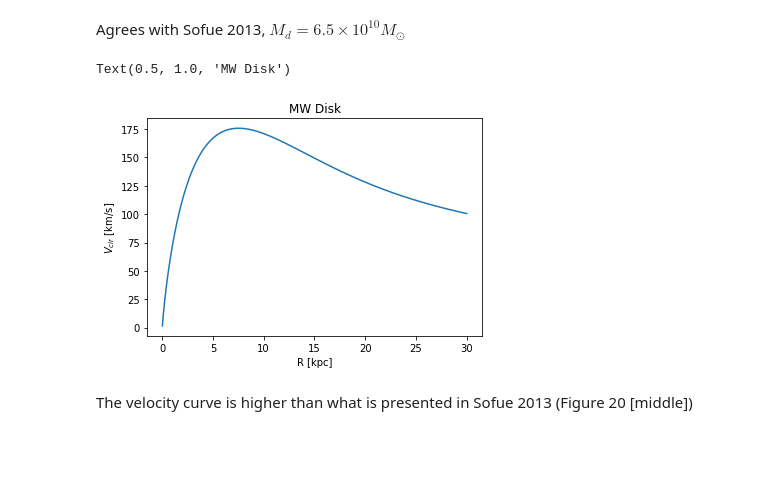
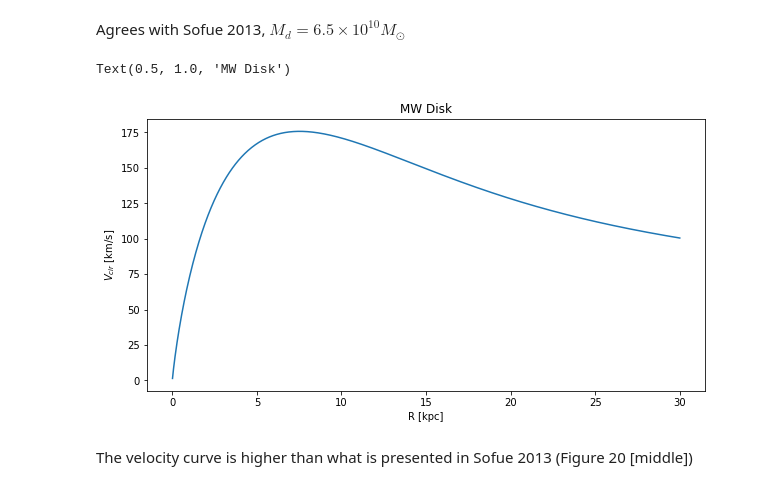
Before and after one commit to yzh250/RotationCurve, a Jupyter notebook: 2D_RC/main/Notebooks/Model_Test.ipynb, the cells around one changed output. Drawn from its saved outputs; the diff is of its cells as text; code cells hidden in the pictures; blank space fills up the shorter version.

```diff
--- a/2D_RC/main/Notebooks/Model_Test.ipynb
+++ b/2D_RC/main/Notebooks/Model_Test.ipynb
@@ -150,0 +128,2 @@ Text(0.5, 1.0, 'de Vauc vs Modified Di Paolo')
+# %%
+r = np.linspace(0.01,30,1000)
@@ -180,13 +180,14 @@ Mdt
 # %% [markdown]
 Agrees with Sofue 2013, $M_d = 6.5 \times 10^{10} M_{\odot}$
 # %%
+plt.figure(figsize=(10,5))
 plt.plot(r, disk_vel(r*1000,8.44e2,3500))
 plt.xlabel('R [kpc]')
 plt.ylabel('$V_{cir}$ [km/s]')
 plt.title('MW Disk')
 # %% [output]
 Text(0.5, 1.0, 'MW Disk')
-[figure, old version]
+[figure, new version]
 # %% [markdown]
 The velocity curve is higher than what is presented in Sofue 2013 (Figure 20 [middle])
 # %% [markdown]
```
Also changed, not shown: parts of 14 cells of this notebook, 8 other files.
